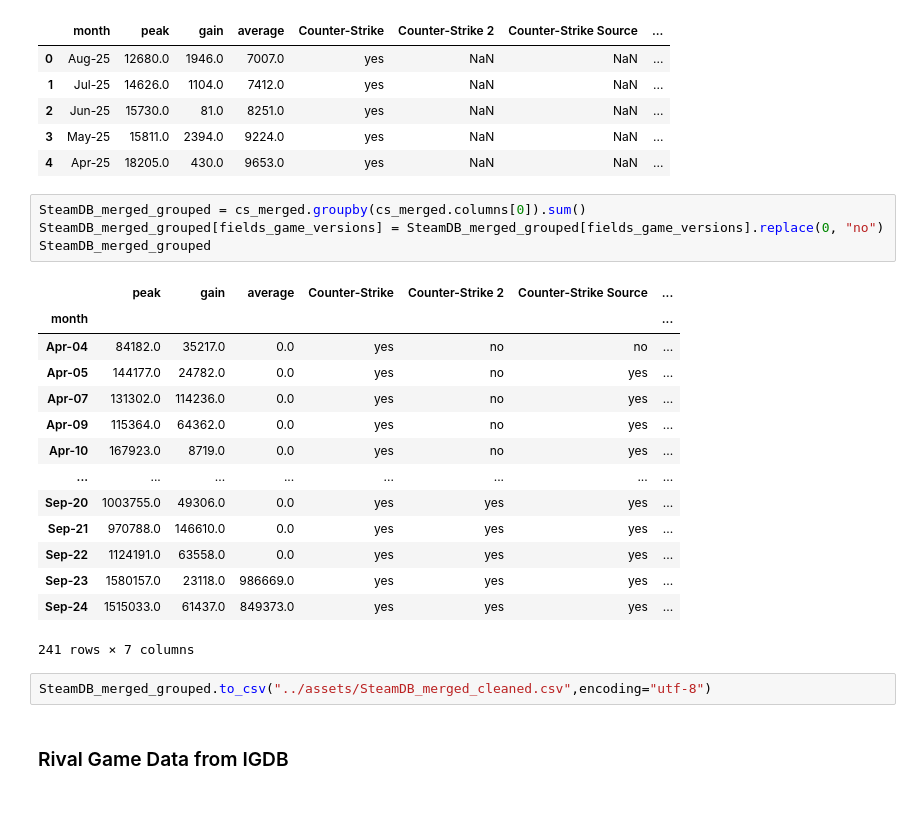
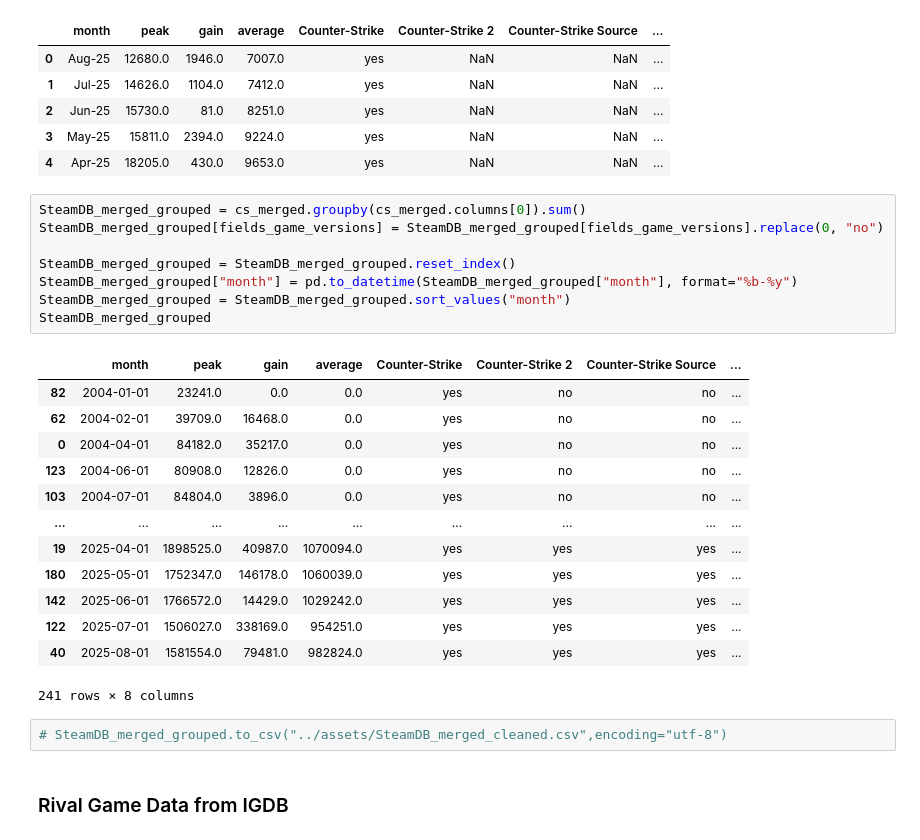
Before and after one commit to Axewuf/Beyond-The-Crosshair, a Jupyter notebook: notebooks/BeyondTheCrosshair.ipynb, the cells around one changed output. Drawn from its saved outputs; the diff is of its cells as text; blank space fills up the shorter version.

Commit message:
Cleaned all data

```diff
--- a/notebooks/BeyondTheCrosshair.ipynb
+++ b/notebooks/BeyondTheCrosshair.ipynb
@@ -45,24 +53,27 @@ cs_merged.head()
 # %%
 SteamDB_merged_grouped = cs_merged.groupby(cs_merged.columns[0]).sum()
 SteamDB_merged_grouped[fields_game_versions] = SteamDB_merged_grouped[fields_game_versions].replace(0, "no")
+
+SteamDB_merged_grouped = SteamDB_merged_grouped.reset_index()
+SteamDB_merged_grouped["month"] = pd.to_datetime(SteamDB_merged_grouped["month"], format="%b-%y")
+SteamDB_merged_grouped = SteamDB_merged_grouped.sort_values("month")
 SteamDB_merged_grouped
 # %% [output]
-|  | peak | gain | average | Counter-Strike | Counter-Strike 2 | Counter-Strike Source | ... |
-| month |  |  |  |  |  |  | ... |
-| Apr-04 | 84182.0 | 35217.0 | 0.0 | yes | no | no | ... |
-| Apr-05 | 144177.0 | 24782.0 | 0.0 | yes | no | yes | ... |
-| Apr-07 | 131302.0 | 114236.0 | 0.0 | yes | no | yes | ... |
-| Apr-09 | 115364.0 | 64362.0 | 0.0 | yes | no | yes | ... |
-| Apr-10 | 167923.0 | 8719.0 | 0.0 | yes | no | yes | ... |
-| ... | ... | ... | ... | ... | ... | ... | ... |
-| Sep-20 | 1003755.0 | 49306.0 | 0.0 | yes | yes | yes | ... |
-| Sep-21 | 970788.0 | 146610.0 | 0.0 | yes | yes | yes | ... |
-| Sep-22 | 1124191.0 | 63558.0 | 0.0 | yes | yes | yes | ... |
-| Sep-23 | 1580157.0 | 23118.0 | 986669.0 | yes | yes | yes | ... |
-| Sep-24 | 1515033.0 | 61437.0 | 849373.0 | yes | yes | yes | ... |
+|  | month | peak | gain | average | Counter-Strike | Counter-Strike 2 | Counter-Strike Source | ... |
+| 82 | 2004-01-01 | 23241.0 | 0.0 | 0.0 | yes | no | no | ... |
+| 62 | 2004-02-01 | 39709.0 | 16468.0 | 0.0 | yes | no | no | ... |
+| 0 | 2004-04-01 | 84182.0 | 35217.0 | 0.0 | yes | no | no | ... |
+| 123 | 2004-06-01 | 80908.0 | 12826.0 | 0.0 | yes | no | no | ... |
+| 103 | 2004-07-01 | 84804.0 | 3896.0 | 0.0 | yes | no | no | ... |
+| ... | ... | ... | ... | ... | ... | ... | ... | ... |
+| 19 | 2025-04-01 | 1898525.0 | 40987.0 | 1070094.0 | yes | yes | yes | ... |
+| 180 | 2025-05-01 | 1752347.0 | 146178.0 | 1060039.0 | yes | yes | yes | ... |
+| 142 | 2025-06-01 | 1766572.0 | 14429.0 | 1029242.0 | yes | yes | yes | ... |
+| 122 | 2025-07-01 | 1506027.0 | 338169.0 | 954251.0 | yes | yes | yes | ... |
+| 40 | 2025-08-01 | 1581554.0 | 79481.0 | 982824.0 | yes | yes | yes | ... |
-241 rows × 7 columns
+241 rows × 8 columns
 # %%
-SteamDB_merged_grouped.to_csv("../assets/SteamDB_merged_cleaned.csv",encoding="utf-8")
+# SteamDB_merged_grouped.to_csv("../assets/SteamDB_merged_cleaned.csv",encoding="utf-8")
 # %% [markdown]
 ### Rival Game Data from IGDB
 # %%
```
Also changed, not shown: parts of 21 cells of this notebook, 10 other files.
